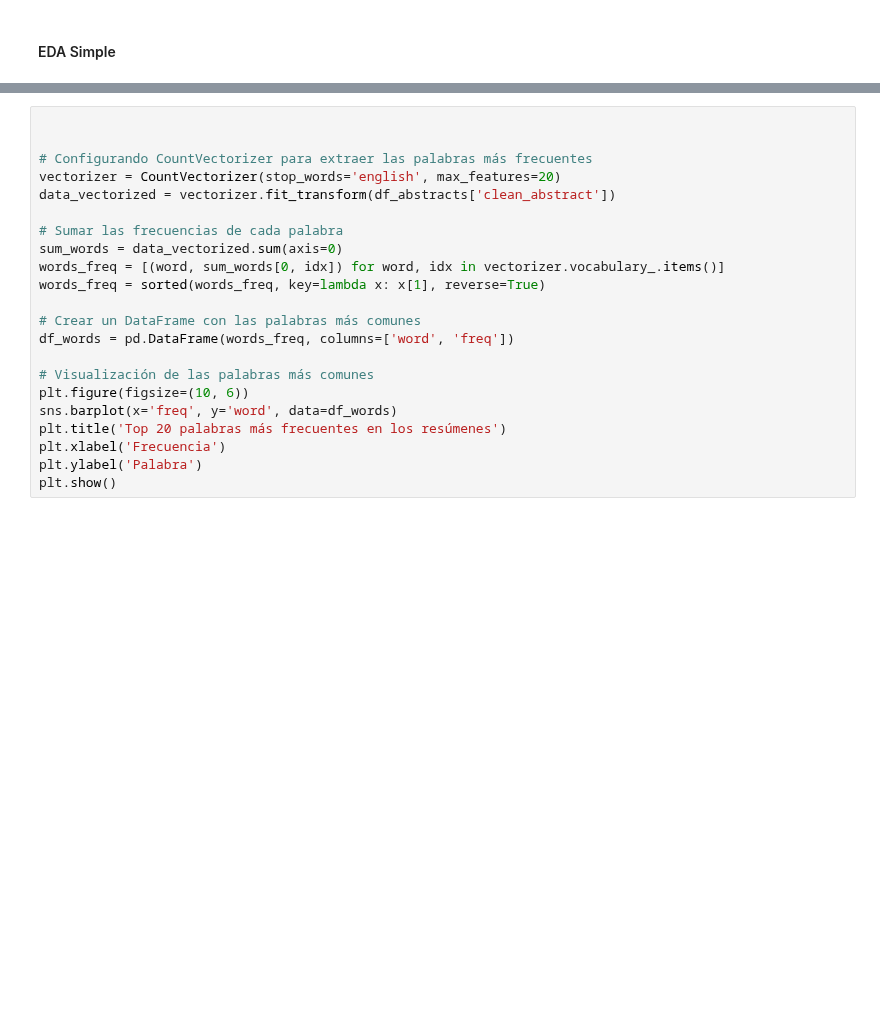
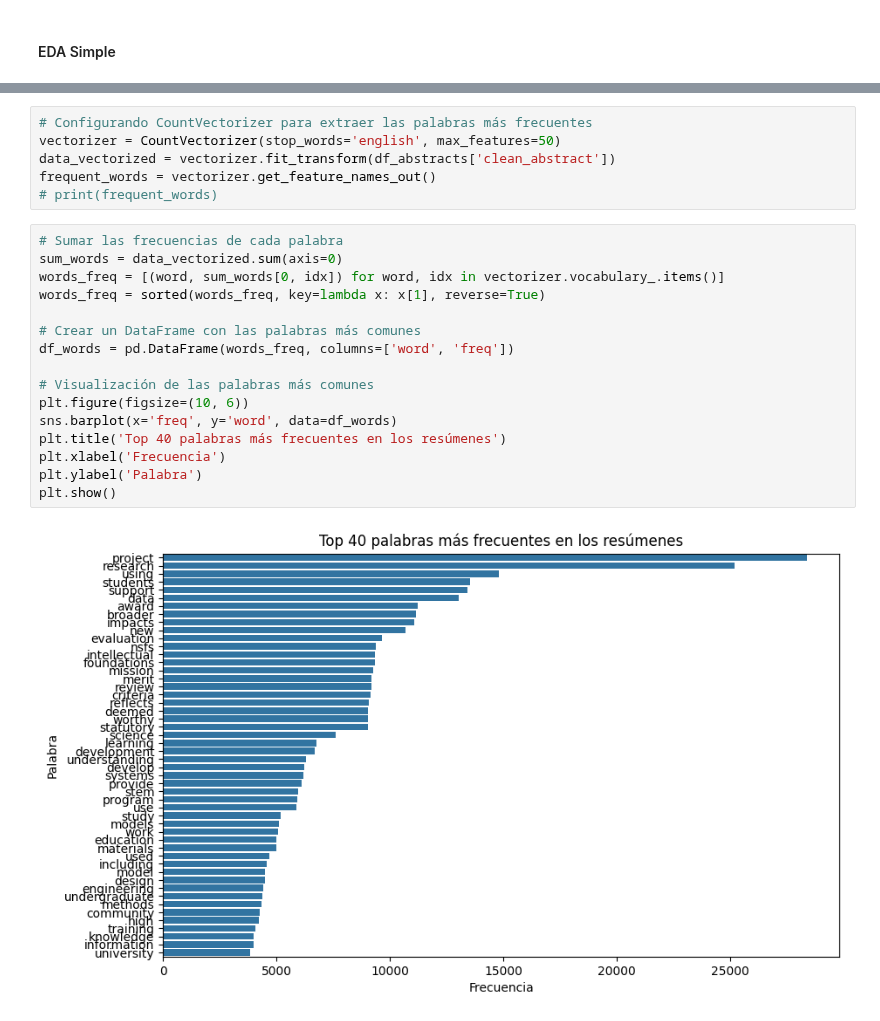
Before and after one commit to aestrad7/nfs-npl-globant-test-2024, a Jupyter notebook: Notebook_v_first_poc.ipynb, the cells around one changed output, grey strips where cells are left out. Drawn from its saved outputs; the diff is of its cells as text; blank space fills up the shorter version.

```diff
--- a/Notebook_v_first_poc.ipynb
+++ b/Notebook_v_first_poc.ipynb
@@ -156,22 +178,24 @@ display(df_abstracts.head())
+# %%
+# Configurando CountVectorizer para extraer las palabras más frecuentes
+vectorizer = CountVectorizer(stop_words='english', max_features=50)
+data_vectorized = vectorizer.fit_transform(df_abstracts['clean_abstract'])
+frequent_words = vectorizer.get_feature_names_out()
+# print(frequent_words)
 # %%
-
-
-# Configurando CountVectorizer para extraer las palabras más frecuentes
-vectorizer = CountVectorizer(stop_words='english', max_features=20)
-data_vectorized = vectorizer.fit_transform(df_abstracts['clean_abstract'])
-
 # Sumar las frecuencias de cada palabra
 sum_words = data_vectorized.sum(axis=0)
 words_freq = [(word, sum_words[0, idx]) for word, idx in vectorizer.vocabulary_.items()]
 words_freq = sorted(words_freq, key=lambda x: x[1], reverse=True)
 
 # Crear un DataFrame con las palabras más comunes
 df_words = pd.DataFrame(words_freq, columns=['word', 'freq'])
 
 # Visualización de las palabras más comunes
 plt.figure(figsize=(10, 6))
 sns.barplot(x='freq', y='word', data=df_words)
-plt.title('Top 20 palabras más frecuentes en los resúmenes')
+plt.title('Top 40 palabras más frecuentes en los resúmenes')
 plt.xlabel('Frecuencia')
 plt.ylabel('Palabra')
 plt.show()
+# %% [output]
+[figure, added]
```
Also changed, not shown: parts of 13 cells of this notebook.
